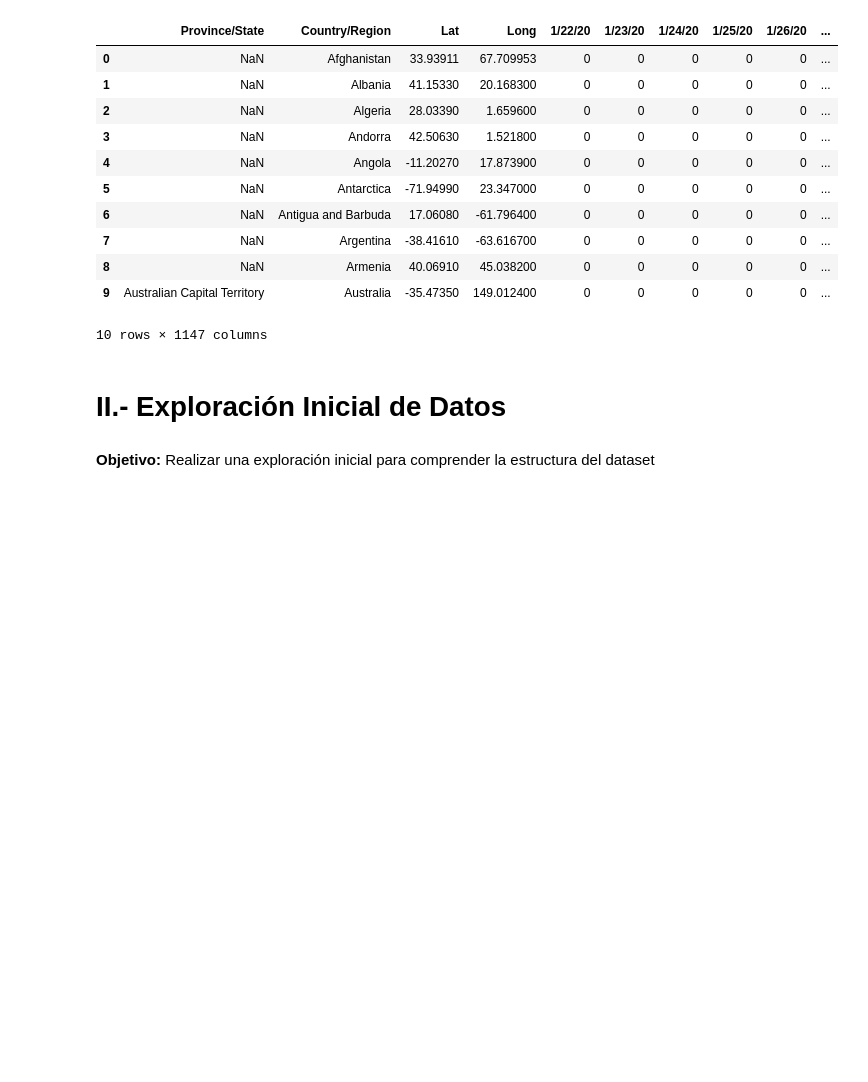
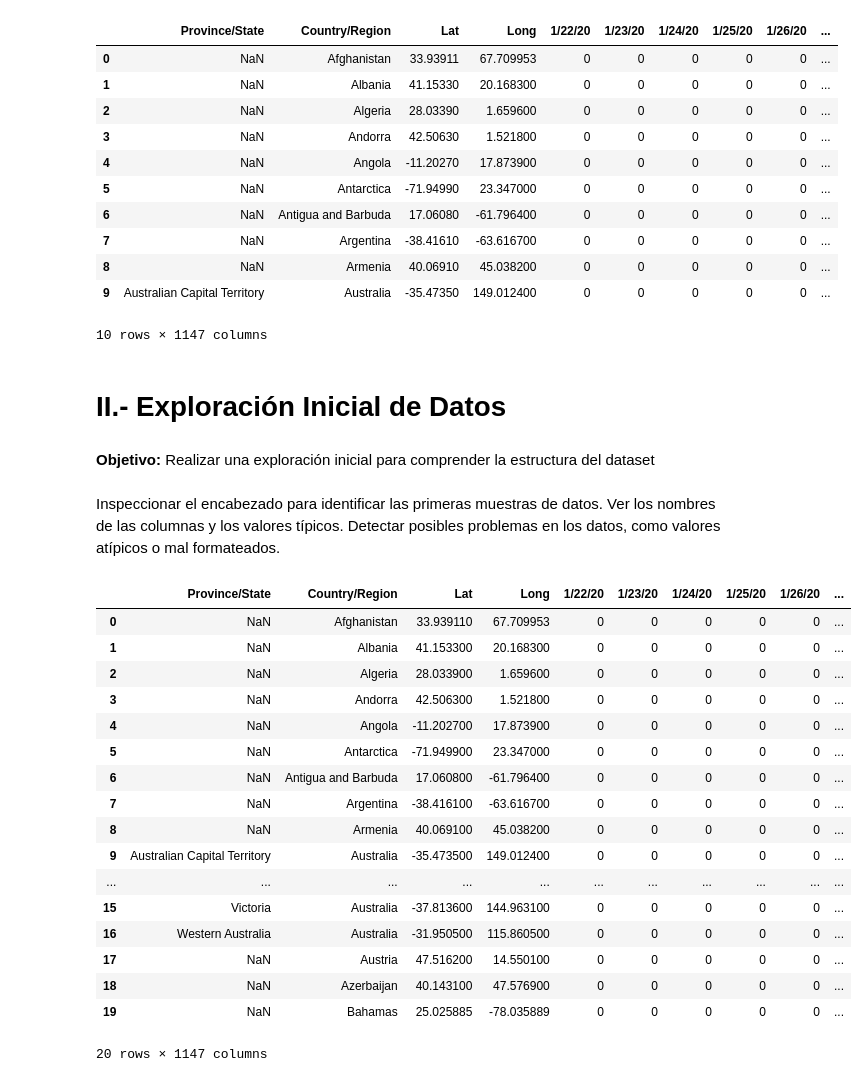
Before and after one commit to jasolano61/Sistemas-Ciberfisicos-y-Aprendizaje-automatico, a Jupyter notebook: AprendizajeAutomatico/tarea1/Tarea1.ipynb, the cells around one changed output. Drawn from its saved outputs; the diff is of its cells as text; code cells hidden in the pictures; blank space fills up the shorter version.

```diff
--- a/AprendizajeAutomatico/tarea1/Tarea1.ipynb
+++ b/AprendizajeAutomatico/tarea1/Tarea1.ipynb
@@ -99,3 +89,28 @@ df.head(10)
 # %% [markdown]
 **Objetivo:** Realizar una exploración inicial para comprender la estructura del
 dataset
+# %% [markdown]
+Inspeccionar el encabezado para identificar las primeras muestras de datos.
+Ver los nombres de las columnas y los valores típicos.
+Detectar posibles problemas en los datos, como valores atípicos o mal formateados.
+# %%
+df.head(20)
+# %% [output]
+|  | Province/State | Country/Region | Lat | Long | 1/22/20 | 1/23/20 | 1/24/20 | 1/25/20 | 1/26/20 | ... |
+| 0 | NaN | Afghanistan | 33.939110 | 67.709953 | 0 | 0 | 0 | 0 | 0 | ... |
+| 1 | NaN | Albania | 41.153300 | 20.168300 | 0 | 0 | 0 | 0 | 0 | ... |
+| 2 | NaN | Algeria | 28.033900 | 1.659600 | 0 | 0 | 0 | 0 | 0 | ... |
+| 3 | NaN | Andorra | 42.506300 | 1.521800 | 0 | 0 | 0 | 0 | 0 | ... |
+| 4 | NaN | Angola | -11.202700 | 17.873900 | 0 | 0 | 0 | 0 | 0 | ... |
+| 5 | NaN | Antarctica | -71.949900 | 23.347000 | 0 | 0 | 0 | 0 | 0 | ... |
+| 6 | NaN | Antigua and Barbuda | 17.060800 | -61.796400 | 0 | 0 | 0 | 0 | 0 | ... |
+| 7 | NaN | Argentina | -38.416100 | -63.616700 | 0 | 0 | 0 | 0 | 0 | ... |
+| 8 | NaN | Armenia | 40.069100 | 45.038200 | 0 | 0 | 0 | 0 | 0 | ... |
+| 9 | Australian Capital Territory | Australia | -35.473500 | 149.012400 | 0 | 0 | 0 | 0 | 0 | ... |
+| ... | ... | ... | ... | ... | ... | ... | ... | ... | ... | ... |
+| 15 | Victoria | Australia | -37.813600 | 144.963100 | 0 | 0 | 0 | 0 | 0 | ... |
+| 16 | Western Australia | Australia | -31.950500 | 115.860500 | 0 | 0 | 0 | 0 | 0 | ... |
+| 17 | NaN | Austria | 47.516200 | 14.550100 | 0 | 0 | 0 | 0 | 0 | ... |
+| 18 | NaN | Azerbaijan | 40.143100 | 47.576900 | 0 | 0 | 0 | 0 | 0 | ... |
+| 19 | NaN | Bahamas | 25.025885 | -78.035889 | 0 | 0 | 0 | 0 | 0 | ... |
+20 rows × 1147 columns
```
Also changed, not shown: parts of 27 cells of this notebook.
